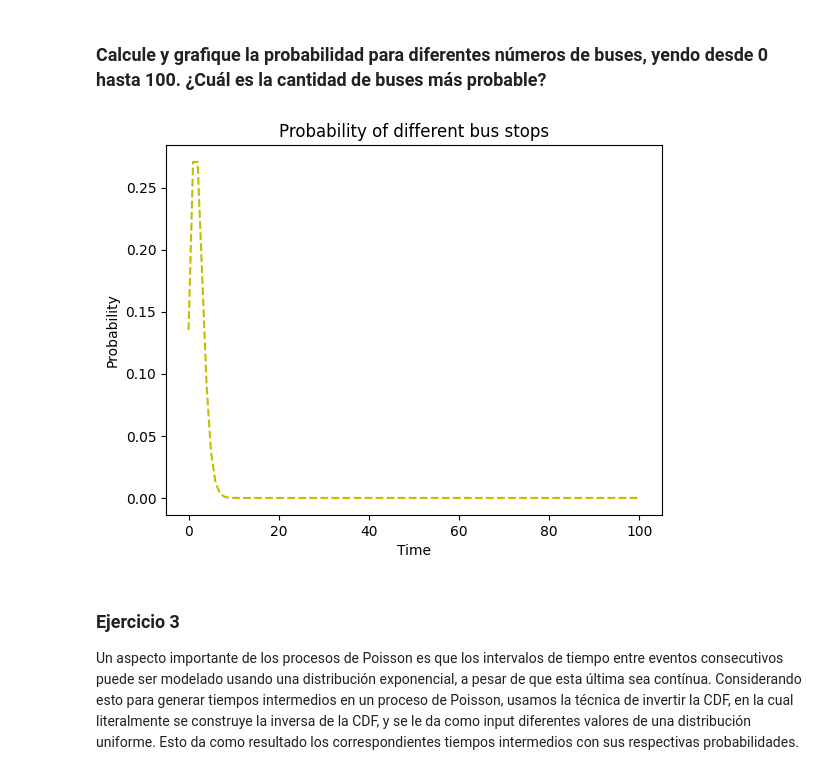
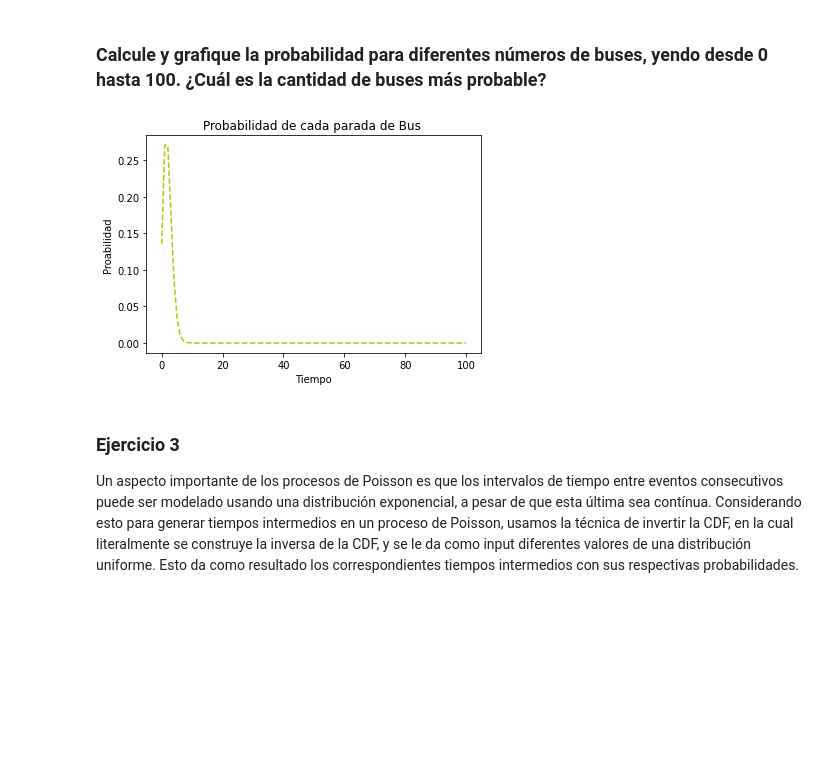
Before and after one commit to Mar19845/MicroProyecto-1, a Jupyter notebook: MicroProyecto1.ipynb, the cells around one changed output. Saved outputs shown, nothing was run; the diff lists cells and outputs as text; code cells hidden in the pictures; blank space fills up the shorter version.

```diff
--- a/MicroProyecto1.ipynb
+++ b/MicroProyecto1.ipynb
@@ -98,12 +98,12 @@ for x in range(max_b + 1):
   y_values.append(poisson.pmf(k=x, mu=avarage_b))
 # %%
 plt.plot(b_values, y_values, 'y--')
-plt.title("Probability of different bus stops")
-plt.xlabel('Time')
-plt.ylabel('Probability')
+plt.title("Probabilidad de cada parada de Bus ")
+plt.xlabel('Tiempo')
+plt.ylabel('Proabilidad')
 plt.show()
 # %% [output]
-[figure, old version]
+[figure, new version]
 # %% [markdown]
 ### Ejercicio 3
 Un aspecto importante de los procesos de Poisson es que los intervalos de tiempo entre eventos consecutivos
```
Also changed, not shown: parts of 11 cells of this notebook.
